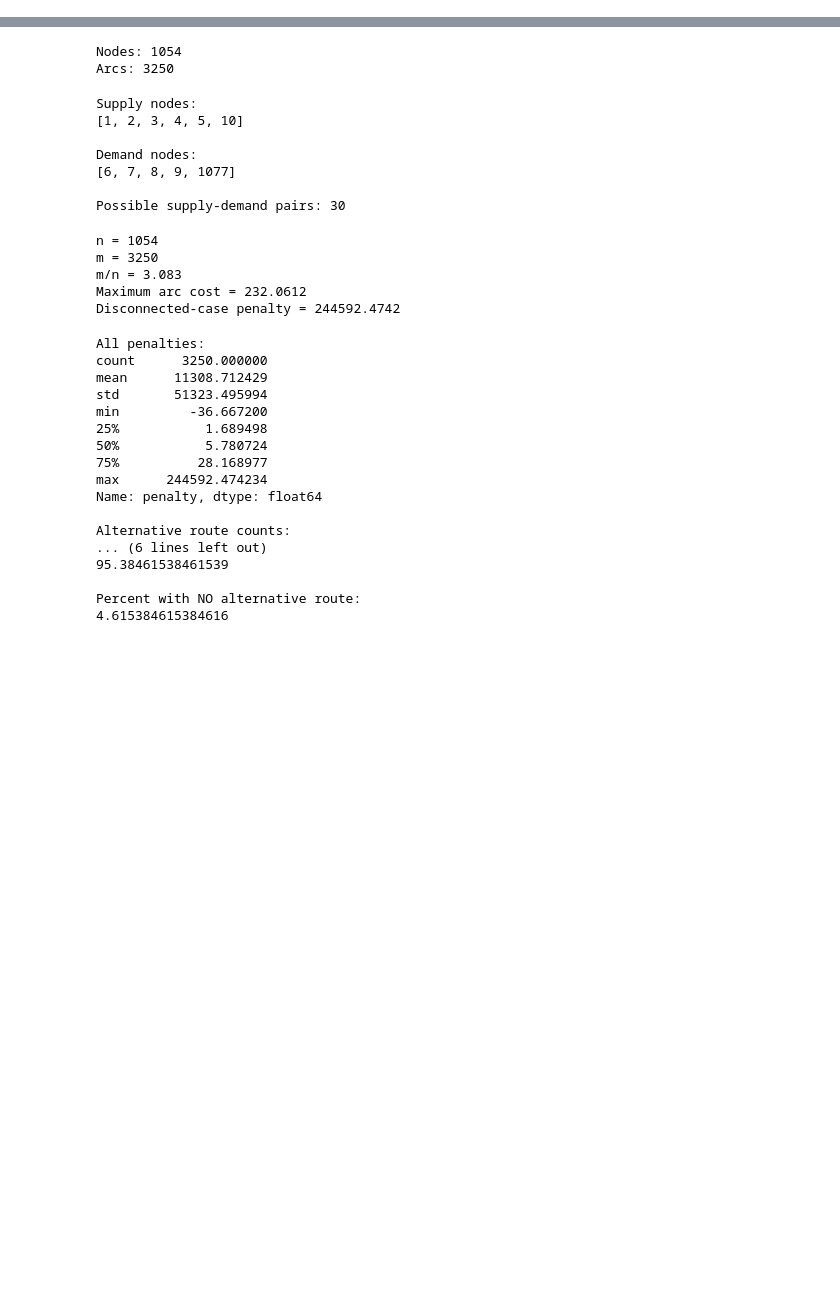
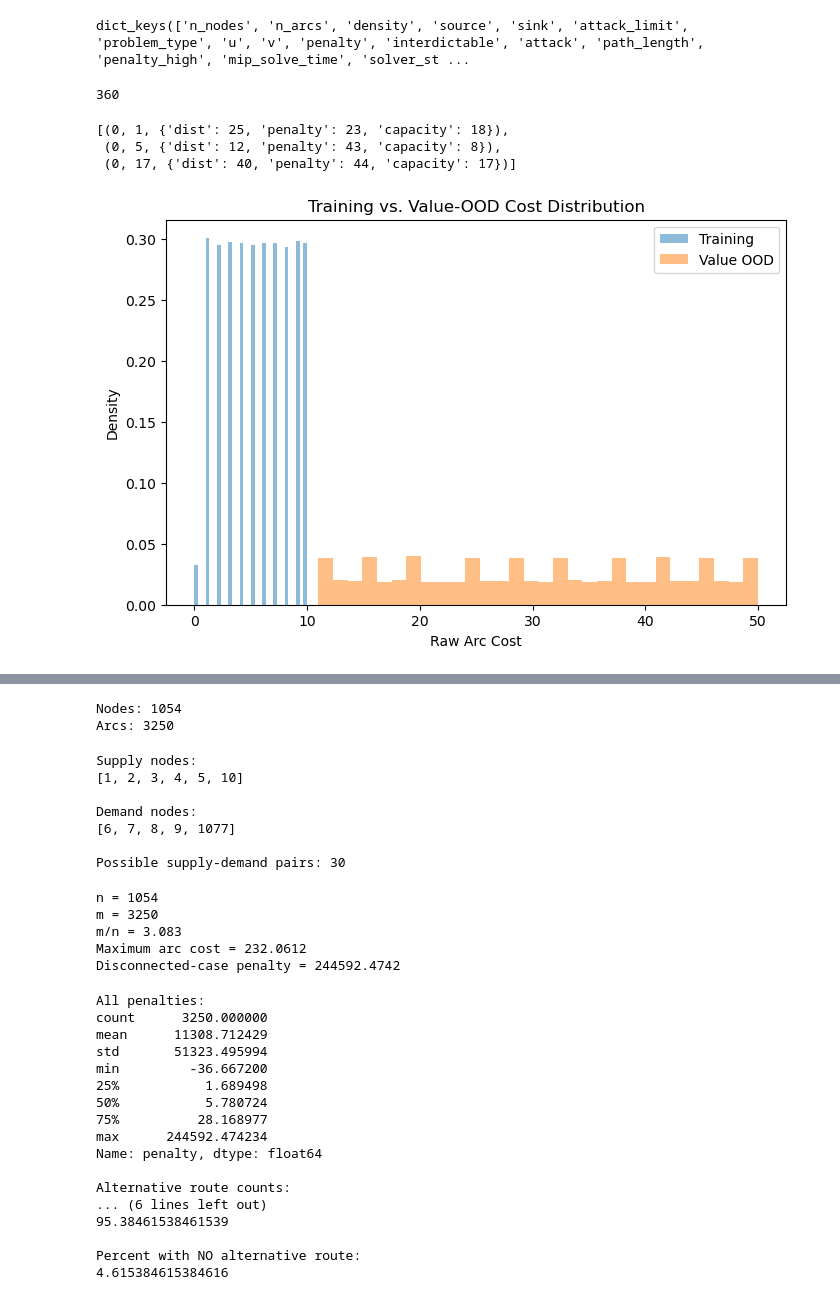
Before and after one commit to EmmaDAllen/ED-Allen-NPS-Thesis, a Jupyter notebook: Flow Validations.ipynb, the cells around one changed output, grey strips where cells are left out. Saved outputs shown, nothing was run; the diff lists cells and outputs as text; code cells hidden in the pictures; blank space fills up the shorter version.

```diff
--- a/Flow Validations.ipynb
+++ b/Flow Validations.ipynb
@@ -6,0 +20,4 @@ import matplotlib.pyplot as plt
+# %%
+training_data[0].keys()
+# %% [output]
+dict_keys(['n_nodes', 'n_arcs', 'density', 'source', 'sink', 'attack_limit', 'problem_type', 'u', 'v', 'penalty', 'interdictable', 'attack', 'path_length', 'penalty_high', 'mip_solve_time', 'solver_st ...
@@ -6,0 +34,54 @@ import matplotlib.pyplot as plt
+# %%
+with open("evaluation_graphs/shortest_path_value_ood_graphs.pkl", "rb") as f:
+    value_ood_graphs = pickle.load(f)
+
+len(value_ood_graphs)
+# %% [output]
+360
+# %%
+list(value_ood_graphs[0]["G"].edges(data=True))[:3]
+# %% [output]
+[(0, 1, {'dist': 25, 'penalty': 23, 'capacity': 18}),
+ (0, 5, {'dist': 12, 'penalty': 43, 'capacity': 8}),
+ (0, 17, {'dist': 40, 'penalty': 44, 'capacity': 17})]
+# %%
+ood_cost = []
+ood_penalty = []
+
+for item in value_ood_graphs:
+
+    G = item["G"]
+
+    for u, v, data in G.edges(data=True):
+        ood_cost.append(data["dist"])
+        ood_penalty.append(data["penalty"])
+
+ood_cost = np.array(ood_cost)
+ood_penalty = np.array(ood_penalty)
+# %%
+plt.figure(figsize=(8, 5))
+
+plt.hist(
+    train_cost,
+    bins=30,
+    alpha=0.5,
+    density=True,
+    label="Training"
+)
+
+plt.hist(
+    ood_cost,
+    bins=30,
+    alpha=0.5,
+    density=True,
+    label="Value OOD"
+)
+
+plt.xlabel("Raw Arc Cost")
+plt.ylabel("Density")
+plt.title("Training vs. Value-OOD Cost Distribution")
+plt.legend()
+
+plt.show()
+# %% [output]
+[figure, added]
```
Also changed, not shown: parts of 8 cells of this notebook, 6 other files.
